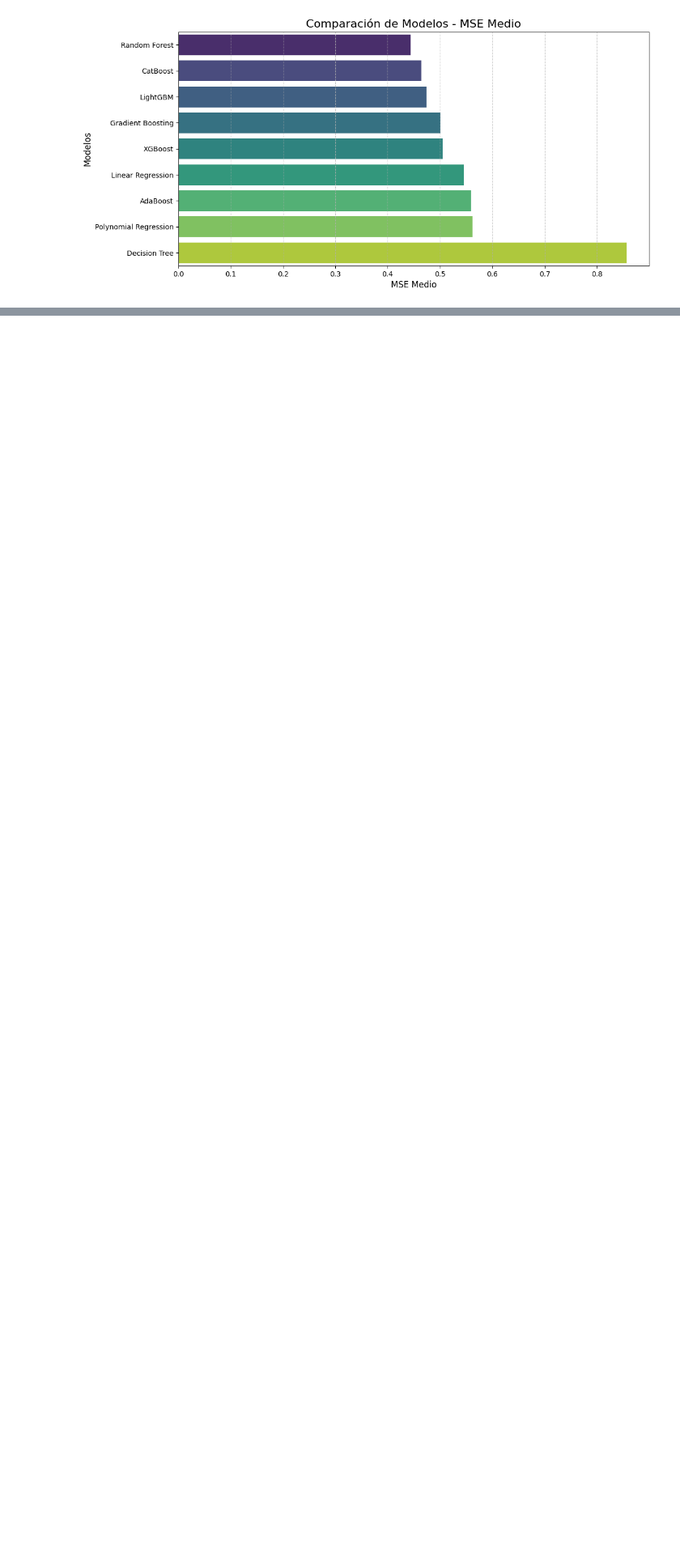
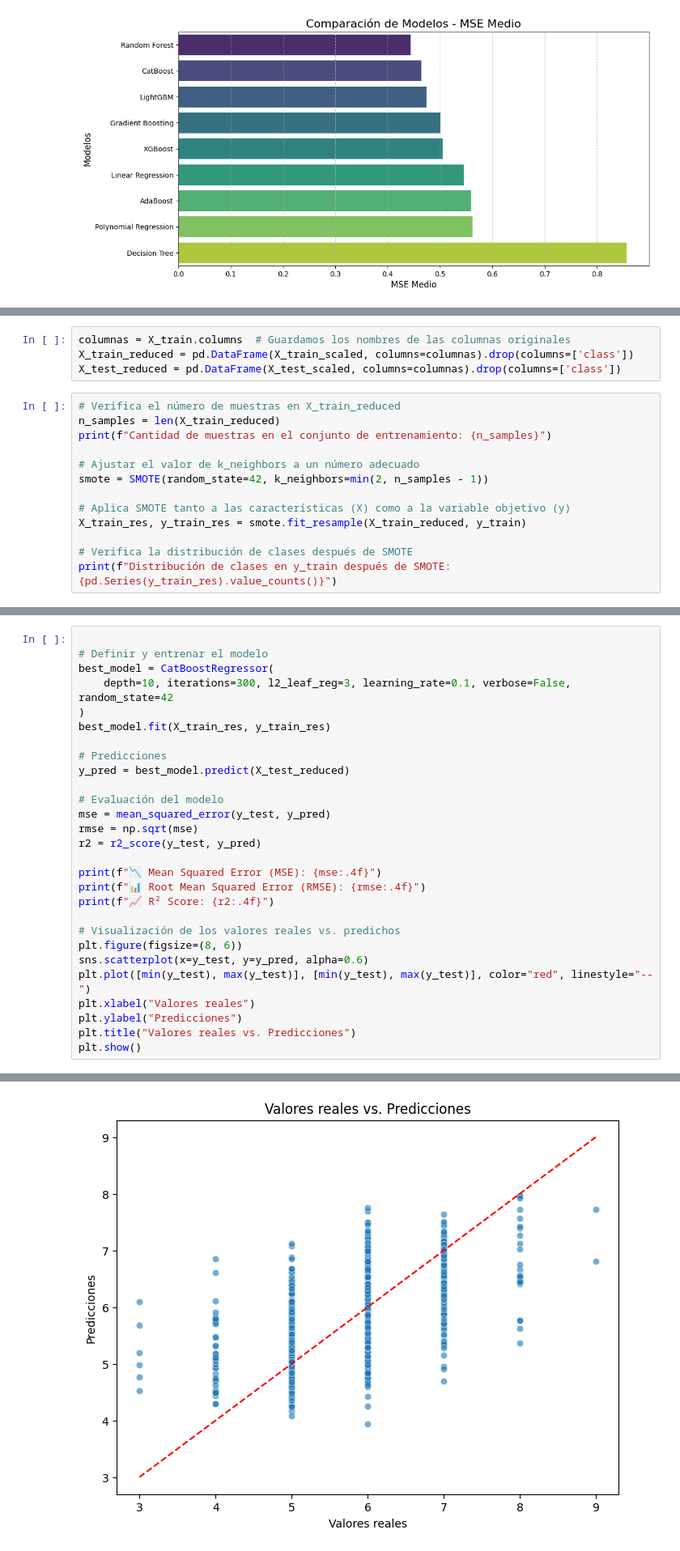
Before and after one commit to Rodrigo6363/ONLINE_DS_THEBRIDGE_ROD, a Jupyter notebook: Sprint_12/Unidad_02/Practica_Obligatoria/18_Practica_Obligatoria_Repaso_Aprendizaje_Supervisado.ipynb, the cells around one changed output, grey strips where cells are left out. Shown at 81% size. Saved outputs shown, nothing was run; the diff lists cells and outputs as text; blank space fills up the shorter version.

```diff
--- a/Sprint_12/Unidad_02/Practica_Obligatoria/18_Practica_Obligatoria_Repaso_Aprendizaje_Supervisado.ipynb
+++ b/Sprint_12/Unidad_02/Practica_Obligatoria/18_Practica_Obligatoria_Repaso_Aprendizaje_Supervisado.ipynb
@@ -784,0 +937,17 @@ Optimización de hiperparámetros para Random Forest...
+# %%
+columnas = X_train.columns  # Guardamos los nombres de las columnas originales
+X_train_reduced = pd.DataFrame(X_train_scaled, columns=columnas).drop(columns=['class'])
+X_test_reduced = pd.DataFrame(X_test_scaled, columns=columnas).drop(columns=['class'])
+# %%
+# Verifica el número de muestras en X_train_reduced
+n_samples = len(X_train_reduced)
+print(f"Cantidad de muestras en el conjunto de entrenamiento: {n_samples}")
+
+# Ajustar el valor de k_neighbors a un número adecuado
+smote = SMOTE(random_state=42, k_neighbors=min(2, n_samples - 1))
+
+# Aplica SMOTE tanto a las características (X) como a la variable objetivo (y)
+X_train_res, y_train_res = smote.fit_resample(X_train_reduced, y_train)
+
+# Verifica la distribución de clases después de SMOTE
+print(f"Distribución de clases en y_train después de SMOTE: {pd.Series(y_train_res).value_counts()}")
@@ -784,0 +965,29 @@ Optimización de hiperparámetros para Random Forest...
+# %%
+
+# Definir y entrenar el modelo
+best_model = CatBoostRegressor(
+    depth=10, iterations=300, l2_leaf_reg=3, learning_rate=0.1, verbose=False, random_state=42
+)
+best_model.fit(X_train_res, y_train_res)
+
+# Predicciones
+y_pred = best_model.predict(X_test_reduced)
+
+# Evaluación del modelo
+mse = mean_squared_error(y_test, y_pred)
+rmse = np.sqrt(mse)
+r2 = r2_score(y_test, y_pred)
+
+print(f"📉 Mean Squared Error (MSE): {mse:.4f}")
+print(f"📊 Root Mean Squared Error (RMSE): {rmse:.4f}")
+print(f"📈 R² Score: {r2:.4f}")
+
+# Visualización de los valores reales vs. predichos
+plt.figure(figsize=(8, 6))
+sns.scatterplot(x=y_test, y=y_pred, alpha=0.6)
+plt.plot([min(y_test), max(y_test)], [min(y_test), max(y_test)], color="red", linestyle="--")
+plt.xlabel("Valores reales")
+plt.ylabel("Predicciones")
+plt.title("Valores reales vs. Predicciones")
+plt.show()
+# %% [output]
@@ -784,0 +997 @@ Optimización de hiperparámetros para Random Forest...
+[figure, added]
```
Also changed, not shown: parts of 14 cells of this notebook, 8 other files.
